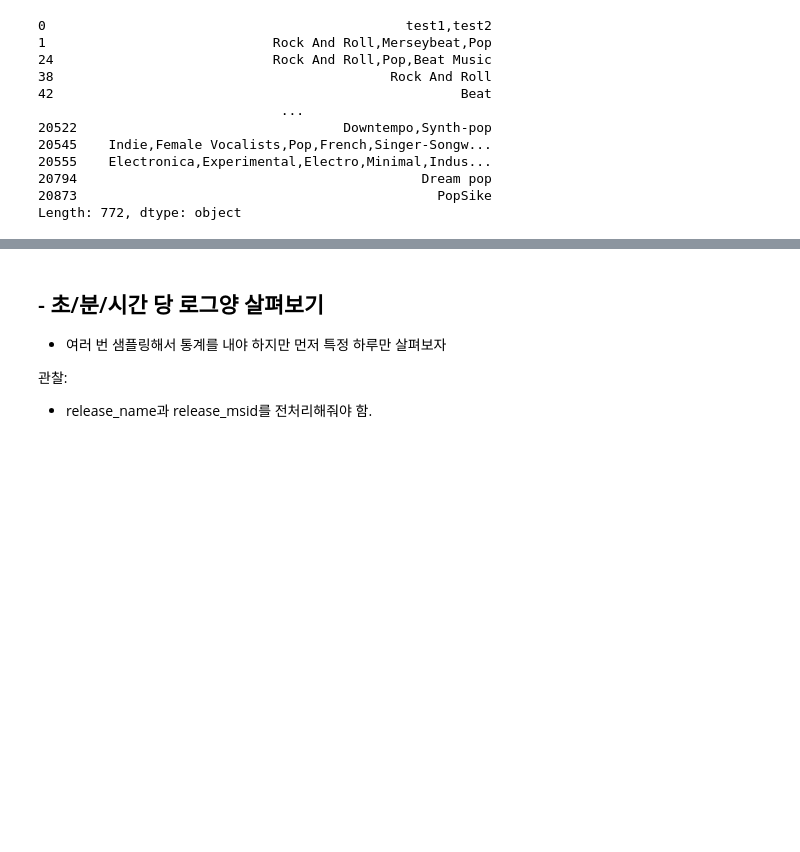
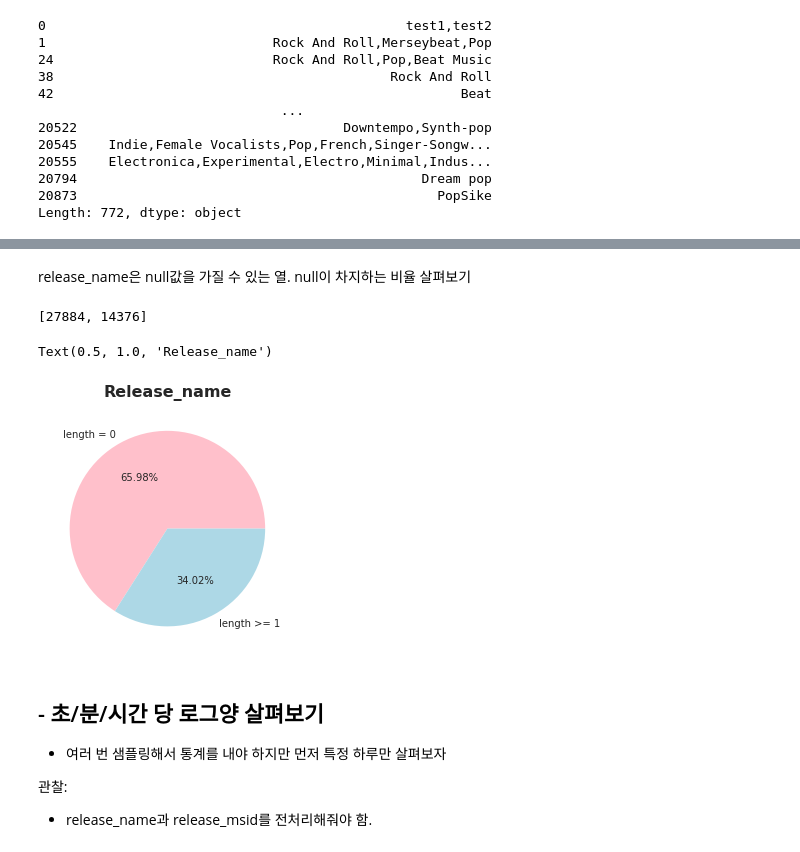
Before and after one commit to ymmu/airflow_test, a Jupyter notebook: listenBrainz_EDA.ipynb, the cells around one changed output, grey strips where cells are left out. Cells and saved outputs as stored; diff of their text form; code cells hidden in the pictures; blank space fills up the shorter version.

```diff
--- a/listenBrainz_EDA.ipynb
+++ b/listenBrainz_EDA.ipynb
@@ -249,3 +635,18 @@ Length: 772, dtype: object
+# %% [markdown]
+release_name은 null값을 가질 수 있는 열. null이 차지하는 비율 살펴보기
+# %%
+rst = (str_len_check[['release_name']] == 0.).release_name.value_counts()
+values = list(rst)
+labels = ['length = 0' if n else 'length >= 1' for n in rst.index ]
+print(values)
+plt.pie(values,
+        colors=colors[:2],
+        autopct='%1.2f%%', labels=labels)
+plt.title('Release_name')
+# %% [output]
+[27884, 14376]
+Text(0.5, 1.0, 'Release_name')
+[figure, added]
 # %% [markdown]
 ## - 초/분/시간 당 로그양 살펴보기
 - 여러 번 샘플링해서 통계를 내야 하지만 먼저 특정 하루만 살펴보자
```
Also changed, not shown: parts of 65 cells of this notebook, 20 other files.
